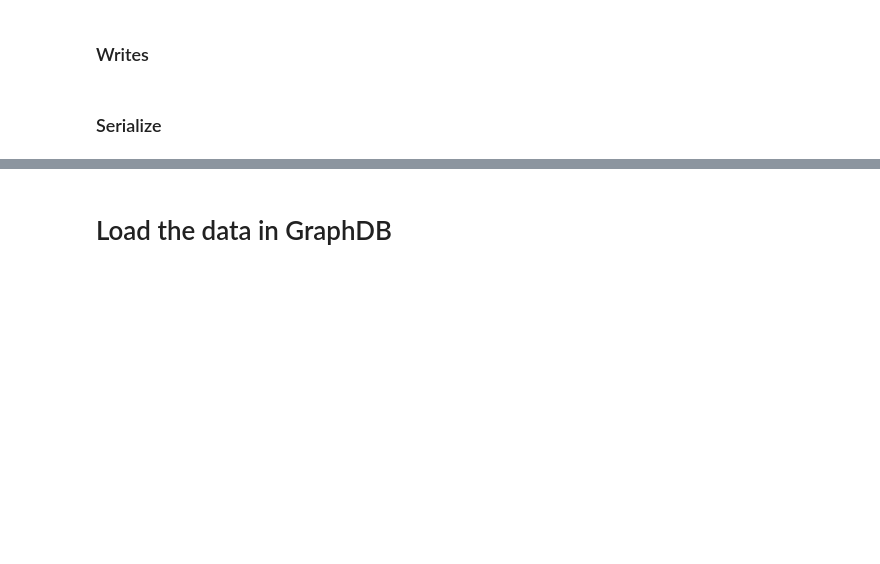
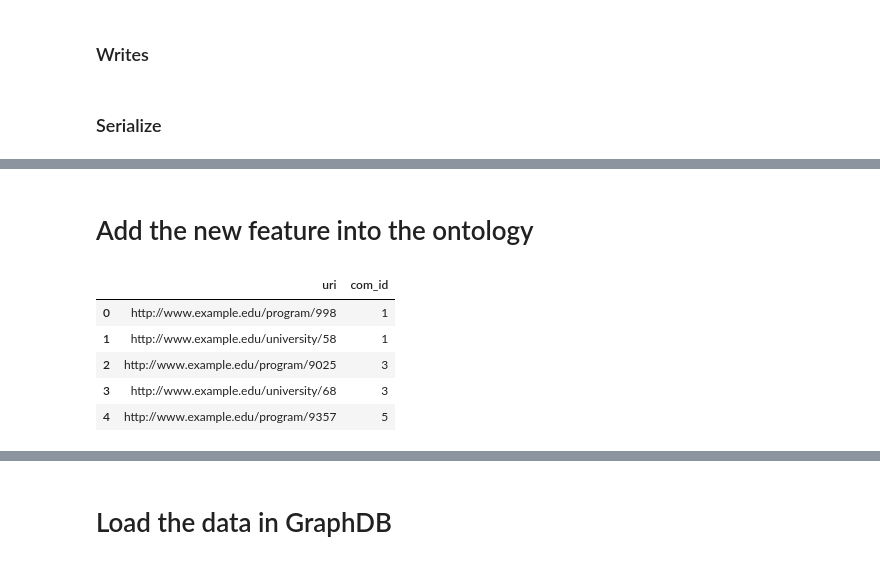
Before and after one commit to Nilsvanesostos/Degree4Free, a Jupyter notebook: KnowledgeGraph/KG.ipynb, the cells around one changed output, grey strips where cells are left out. Drawn from its saved outputs; the diff is of its cells as text; code cells hidden in the pictures; blank space fills up the shorter version.

```diff
--- a/KnowledgeGraph/KG.ipynb
+++ b/KnowledgeGraph/KG.ipynb
@@ -315,0 +359,14 @@ g.serialize('abox.ttl',format='turtle')
+# %% [markdown]
+# Add the new feature into the ontology
+# %%
+import pandas as pd
+
+com = pd.read_csv('nodes_with_communities.txt',sep=';',names=['uri', 'com_id'], header=None)
+com.head()
+# %% [output]
+|  | uri | com_id |
+| 0 | http://www.example.edu/program/998 | 1 |
+| 1 | http://www.example.edu/university/58 | 1 |
+| 2 | http://www.example.edu/program/9025 | 3 |
+| 3 | http://www.example.edu/university/68 | 3 |
+| 4 | http://www.example.edu/program/9357 | 5 |
```
Also changed, not shown: parts of 60 cells of this notebook.
